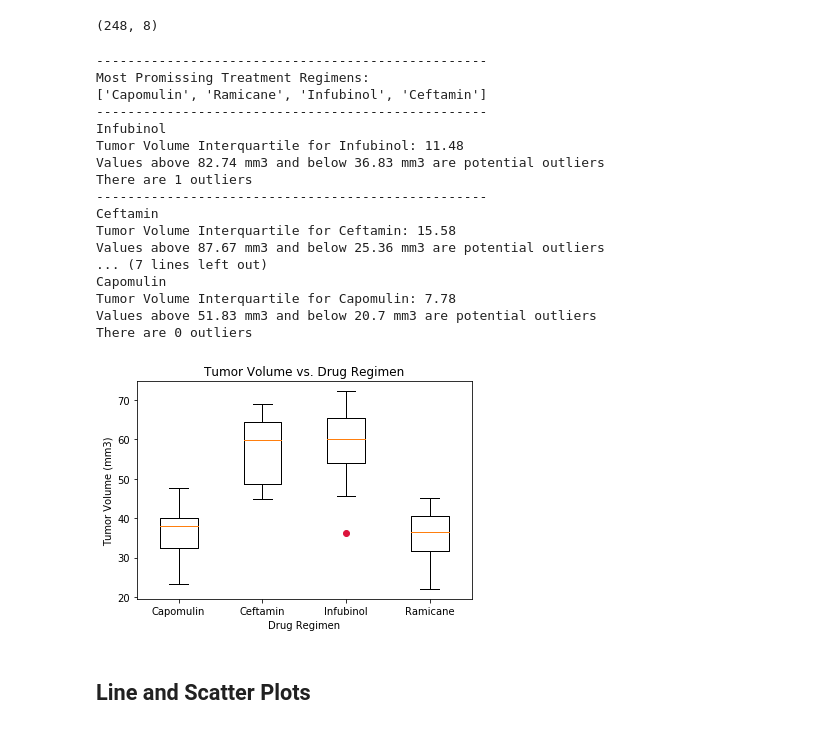
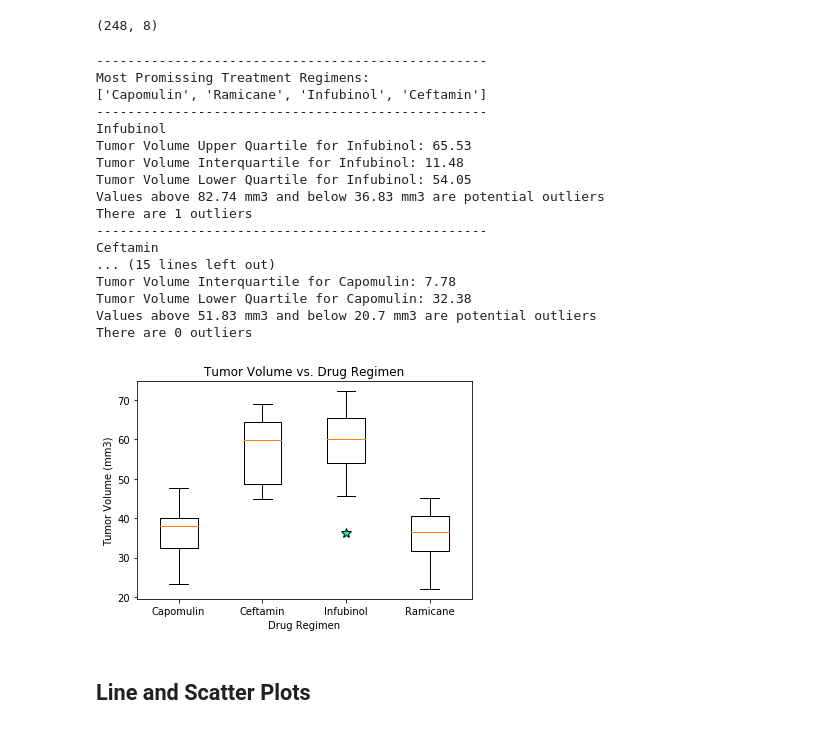
Before and after one commit to Levirdz/matplotlib-challenge, a Jupyter notebook: pymaceuticals_starter.ipynb, the cells around one changed output. Saved outputs shown, nothing was run; the diff lists cells and outputs as text; code cells hidden in the pictures.

```diff
--- a/pymaceuticals_starter.ipynb
+++ b/pymaceuticals_starter.ipynb
@@ -230,7 +234,10 @@ for treatment in treatments:
     # Printing results
     print("--------------------------------------------------")
     print(f"{treatment}")
+    print(f"Tumor Volume Upper Quartile for {treatment}: {round(upper, 2)}")
     print(f"Tumor Volume Interquartile for {treatment}: {round(inter, 2)}")
+    print(f"Tumor Volume Lower Quartile for {treatment}: {round(lower, 2)}")
+
 
     # Calculating potential outliers
     upper_limit = upper + (1.5 * inter)
@@ -256,33 +263,34 @@ Most Promissing Treatment Regimens:
 ['Capomulin', 'Ramicane', 'Infubinol', 'Ceftamin']
 --------------------------------------------------
 Infubinol
+Tumor Volume Upper Quartile for Infubinol: 65.53
 Tumor Volume Interquartile for Infubinol: 11.48
+Tumor Volume Lower Quartile for Infubinol: 54.05
 Values above 82.74 mm3 and below 36.83 mm3 are potential outliers
 There are 1 outliers
 --------------------------------------------------
 Ceftamin
-Tumor Volume Interquartile for Ceftamin: 15.58
-Values above 87.67 mm3 and below 25.36 mm3 are potential outliers
-... (7 lines left out)
-Capomulin
+... (15 lines left out)
 Tumor Volume Interquartile for Capomulin: 7.78
+Tumor Volume Lower Quartile for Capomulin: 32.38
 Values above 51.83 mm3 and below 20.7 mm3 are potential outliers
 There are 0 outliers
 # %%
 # Generate a box plot of the final tumor volume of each mouse across four regimens of interest
 
 tumor_volume = drug_rows.groupby("Drug Regimen")["Tumor Volume (mm3)"].apply(list)
 t_df = pd.DataFrame(tumor_volume)
 
 # Generating plot
-plt.boxplot(tumor_volume, labels = tumor_volume.index, sym = "crimson")
+green_star = dict(markerfacecolor = "mediumspringgreen", marker = "*", markersize = 10)
+plt.boxplot(tumor_volume, labels = tumor_volume.index, flierprops = green_star)
 plt.title("Tumor Volume vs. Drug Regimen")
 plt.xlabel("Drug Regimen")
 plt.ylabel("Tumor Volume (mm3)")
 
 plt.show()
 # %% [output]
-[figure, old version]
+[figure, new version]
 # %% [markdown]
 ## Line and Scatter Plots
 # %%
```
Also changed, not shown: parts of 6 cells of this notebook.
